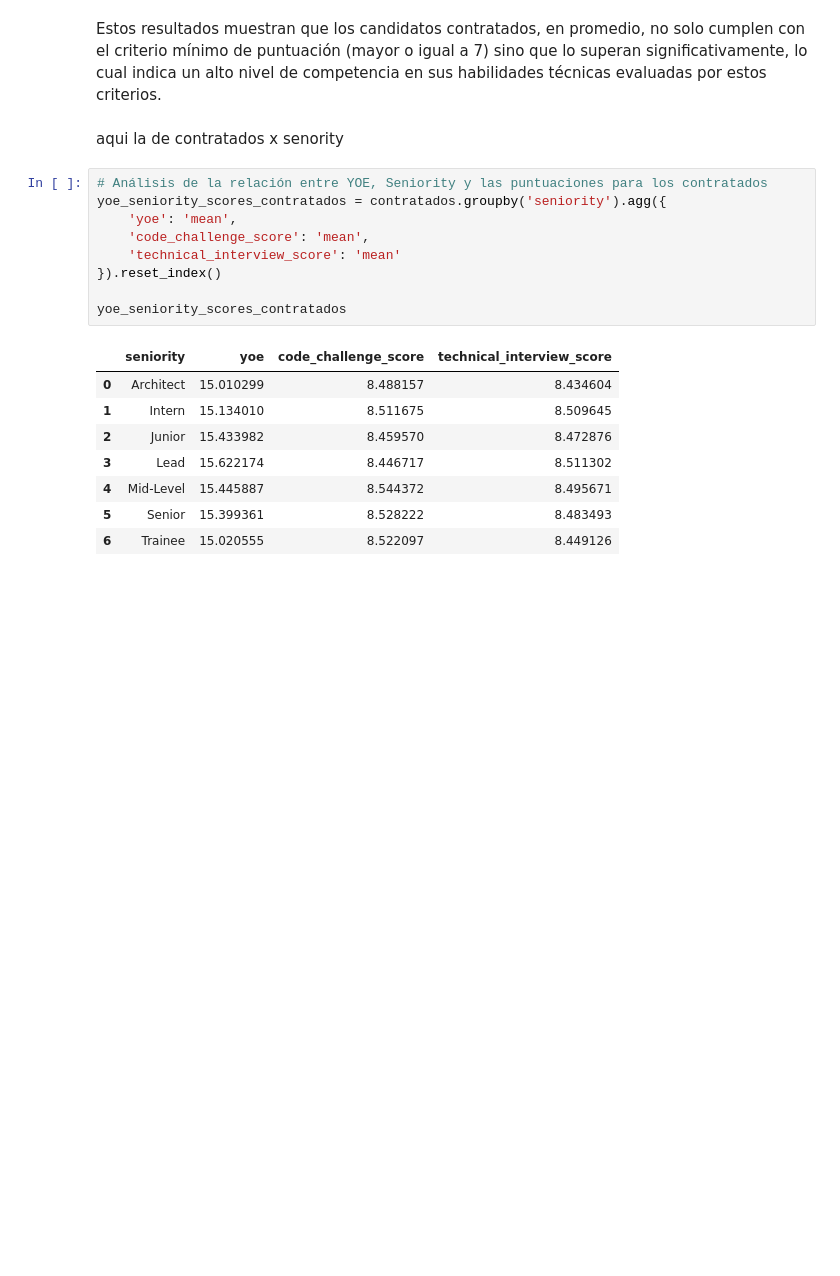
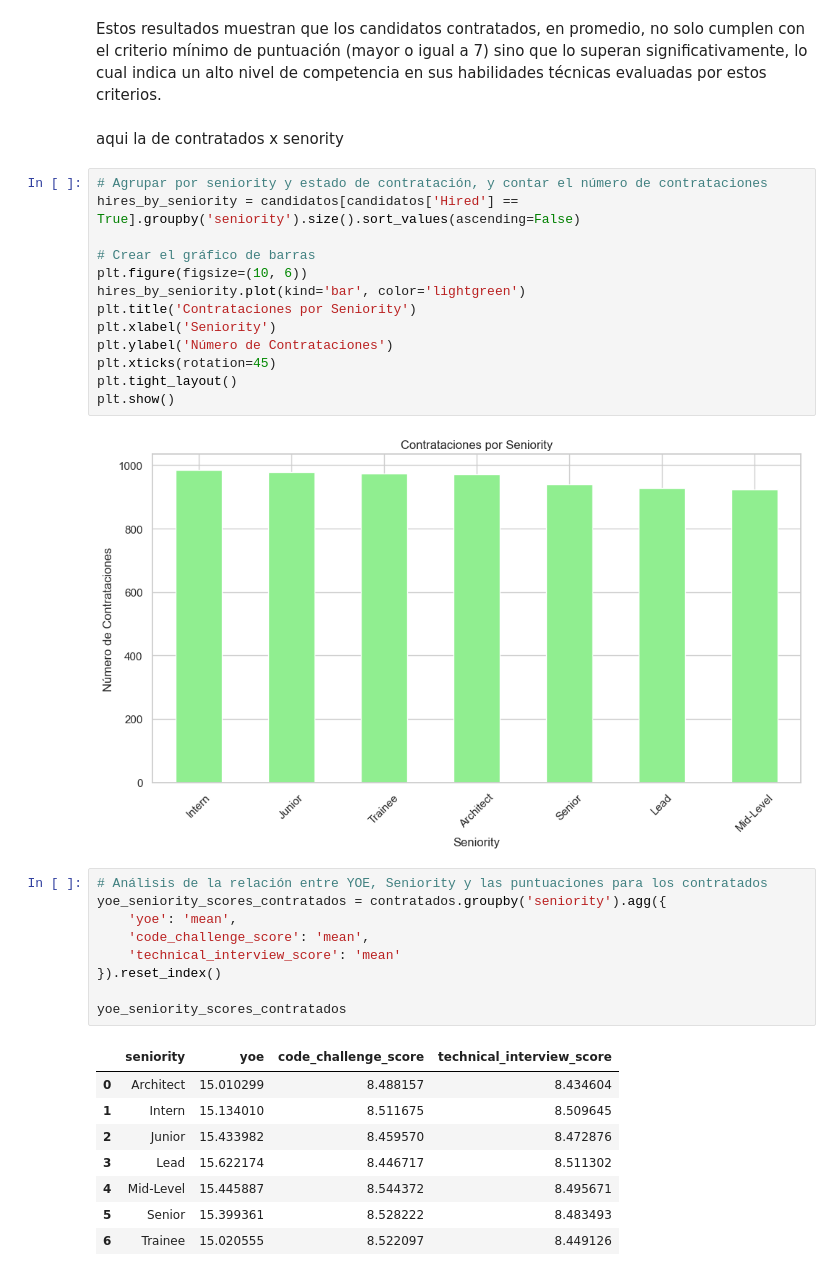
Before and after one commit to StevenVegaL/WORKSHOP-1-Navigating-the-Global-Talent-for-Strategic-Recruitment, a Jupyter notebook: Workshop 1.ipynb, the cells around one changed output. Saved outputs shown, nothing was run; the diff lists cells and outputs as text; blank space fills up the shorter version.

```diff
--- a/Workshop 1.ipynb
+++ b/Workshop 1.ipynb
@@ -356,6 +358,21 @@ dtype: float64
 Estos resultados muestran que los candidatos contratados, en promedio, no solo cumplen con el criterio mínimo de puntuación (mayor o igual a 7) sino que lo superan significativamente, lo cual indica un alto nivel de competencia en sus habilidades técnicas evaluadas por estos criterios.
 # %% [markdown]
 aqui la de contratados x senority
+# %%
+# Agrupar por seniority y estado de contratación, y contar el número de contrataciones
+hires_by_seniority = candidatos[candidatos['Hired'] == True].groupby('seniority').size().sort_values(ascending=False)
+
+# Crear el gráfico de barras
+plt.figure(figsize=(10, 6))
+hires_by_seniority.plot(kind='bar', color='lightgreen')
+plt.title('Contrataciones por Seniority')
+plt.xlabel('Seniority')
+plt.ylabel('Número de Contrataciones')
+plt.xticks(rotation=45)
+plt.tight_layout()
+plt.show()
+# %% [output]
+[figure, added]
 # %%
 # Análisis de la relación entre YOE, Seniority y las puntuaciones para los contratados
 yoe_seniority_scores_contratados = contratados.groupby('seniority').agg({
```
Also changed, not shown: parts of 7 cells of this notebook.
